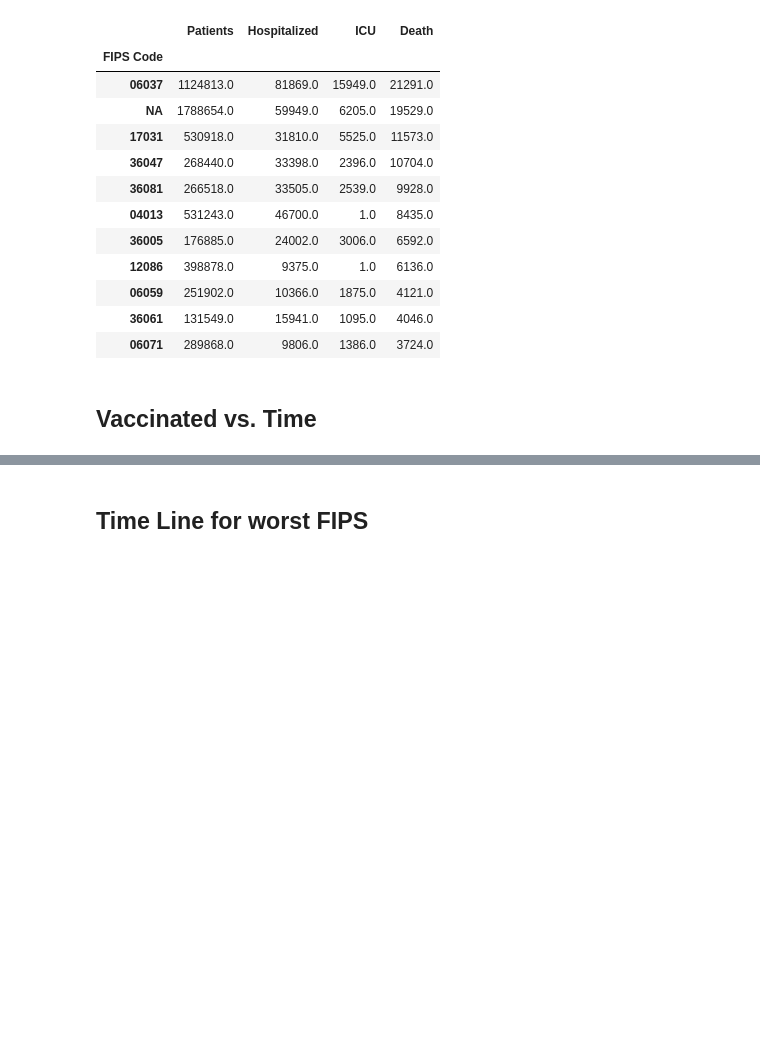
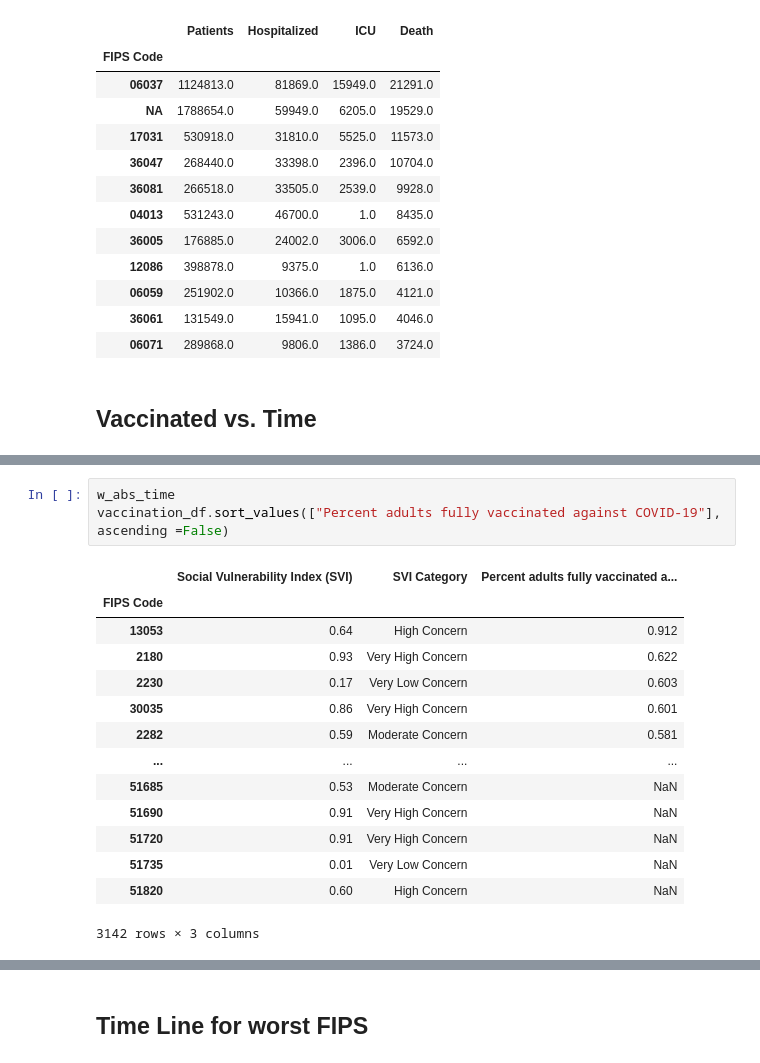
Before and after one commit to mgeffroy/P1-US-COVID-19-Vaccination-Campaign, a Jupyter notebook: P1.3_Data_Analysis-Mariana.ipynb, the cells around one changed output, grey strips where cells are left out. Saved outputs shown, nothing was run; the diff lists cells and outputs as text; blank space fills up the shorter version.

```diff
--- a/P1.3_Data_Analysis-Mariana.ipynb
+++ b/P1.3_Data_Analysis-Mariana.ipynb
@@ -237,0 +292,18 @@ rel_time.loc[["06037","04013","17031","12086","06071","06073","06065","36047", "
+# %%
+w_abs_time
+vaccination_df.sort_values(["Percent adults fully vaccinated against COVID-19"], ascending =False)
+# %% [output]
+|  | Social Vulnerability Index (SVI) | SVI Category | Percent adults fully vaccinated a... |
+| FIPS Code |  |  |  |
+| 13053 | 0.64 | High Concern | 0.912 |
+| 2180 | 0.93 | Very High Concern | 0.622 |
+| 2230 | 0.17 | Very Low Concern | 0.603 |
+| 30035 | 0.86 | Very High Concern | 0.601 |
+| 2282 | 0.59 | Moderate Concern | 0.581 |
+| ... | ... | ... | ... |
+| 51685 | 0.53 | Moderate Concern | NaN |
+| 51690 | 0.91 | Very High Concern | NaN |
+| 51720 | 0.91 | Very High Concern | NaN |
+| 51735 | 0.01 | Very Low Concern | NaN |
+| 51820 | 0.60 | High Concern | NaN |
+3142 rows × 3 columns
```
Also changed, not shown: parts of 7 cells of this notebook.
